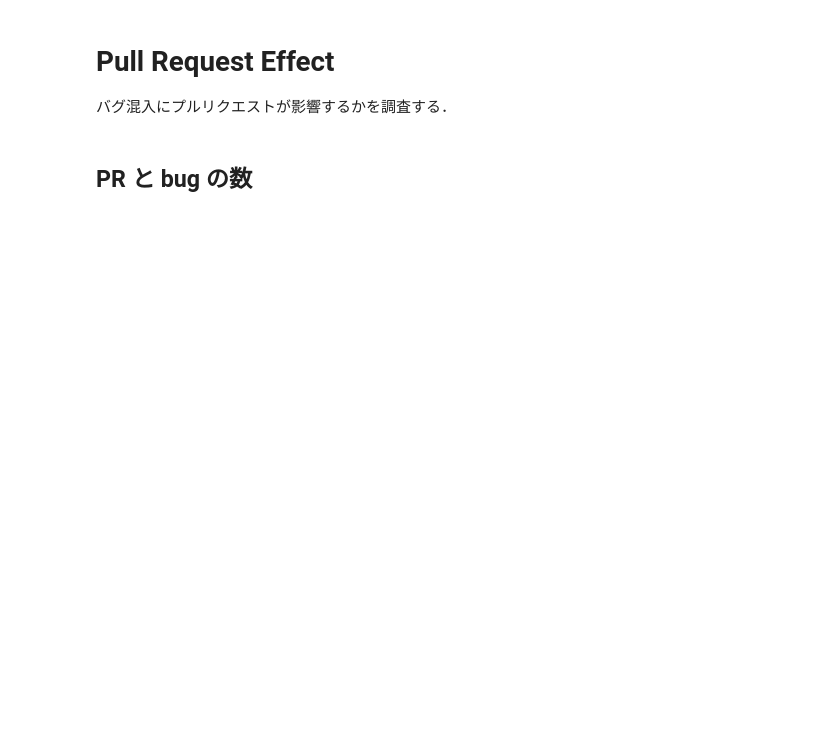
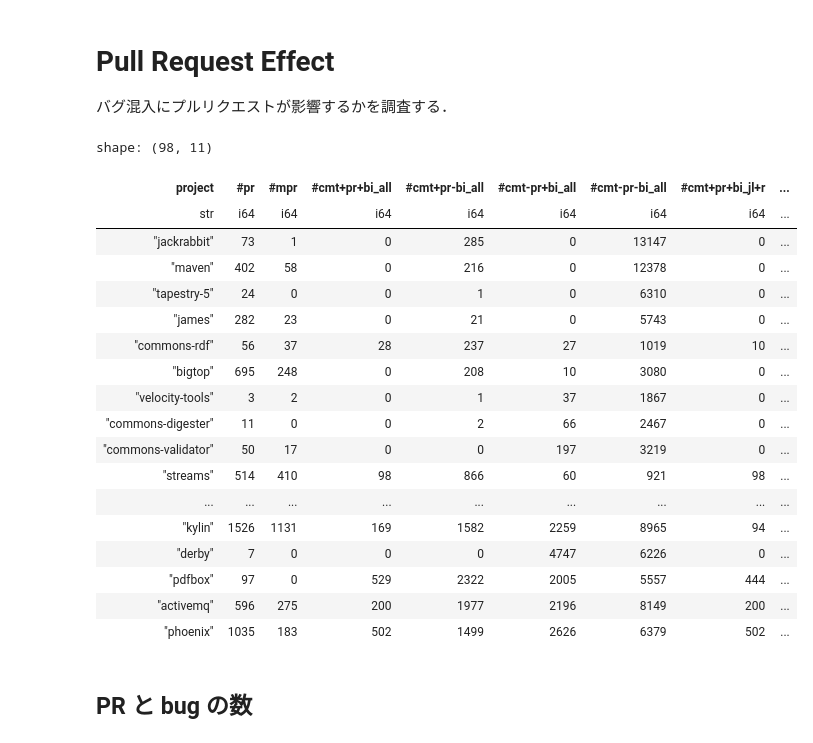
Before and after one commit to nrysk/research, a Jupyter notebook: 002/pull_request_impact.ipynb, the cells around one changed output. Cells and saved outputs as stored; diff of their text form; code cells hidden in the pictures; blank space fills up the shorter version.

```diff
--- a/002/pull_request_impact.ipynb
+++ b/002/pull_request_impact.ipynb
@@ -2,5 +2,36 @@
 # Pull Request Effect
 
 バグ混入にプルリクエストが影響するかを調査する．
+# %%
+import polars as pl
+import polars.selectors as sel
+
+pl.Config(tbl_rows=100)
+
+(
+    pl.read_csv("data/pull_request_impact.csv")
+    .select("project", "#pr", "#mpr", sel.ends_with("all"), sel.ends_with("jl+r"))
+    .sort("#cmt-pr+bi_jl+r")
+)
+# %% [output]
+shape: (98, 11)
+| project | #pr | #mpr | #cmt+pr+bi_all | #cmt+pr-bi_all | #cmt-pr+bi_all | #cmt-pr-bi_all | #cmt+pr+bi_jl+r | ... |
+| str | i64 | i64 | i64 | i64 | i64 | i64 | i64 | ... |
+| "jackrabbit" | 73 | 1 | 0 | 285 | 0 | 13147 | 0 | ... |
+| "maven" | 402 | 58 | 0 | 216 | 0 | 12378 | 0 | ... |
+| "tapestry-5" | 24 | 0 | 0 | 1 | 0 | 6310 | 0 | ... |
+| "james" | 282 | 23 | 0 | 21 | 0 | 5743 | 0 | ... |
+| "commons-rdf" | 56 | 37 | 28 | 237 | 27 | 1019 | 10 | ... |
+| "bigtop" | 695 | 248 | 0 | 208 | 10 | 3080 | 0 | ... |
+| "velocity-tools" | 3 | 2 | 0 | 1 | 37 | 1867 | 0 | ... |
+| "commons-digester" | 11 | 0 | 0 | 2 | 66 | 2467 | 0 | ... |
+| "commons-validator" | 50 | 17 | 0 | 0 | 197 | 3219 | 0 | ... |
+| "streams" | 514 | 410 | 98 | 866 | 60 | 921 | 98 | ... |
+| ... | ... | ... | ... | ... | ... | ... | ... | ... |
+| "kylin" | 1526 | 1131 | 169 | 1582 | 2259 | 8965 | 94 | ... |
+| "derby" | 7 | 0 | 0 | 0 | 4747 | 6226 | 0 | ... |
+| "pdfbox" | 97 | 0 | 529 | 2322 | 2005 | 5557 | 444 | ... |
+| "activemq" | 596 | 275 | 200 | 1977 | 2196 | 8149 | 200 | ... |
+| "phoenix" | 1035 | 183 | 502 | 1499 | 2626 | 6379 | 502 | ... |
 # %% [markdown]
 ## PR と bug の数
```
Also changed, not shown: parts of 6 cells of this notebook, 4 other files.
